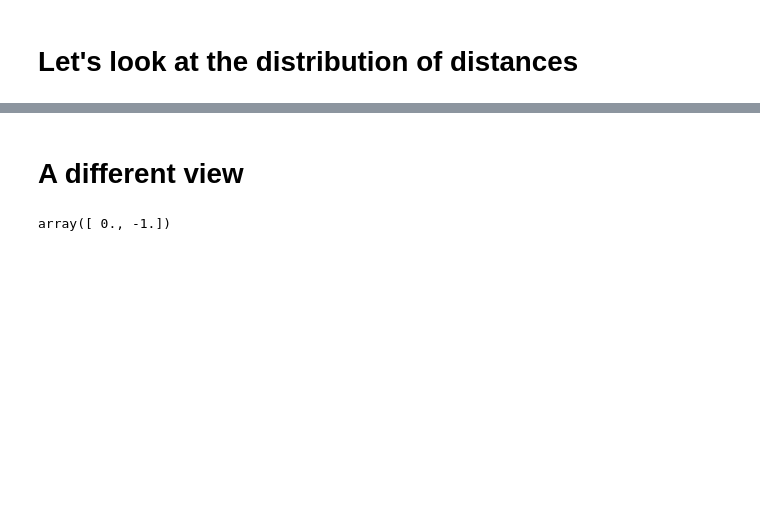
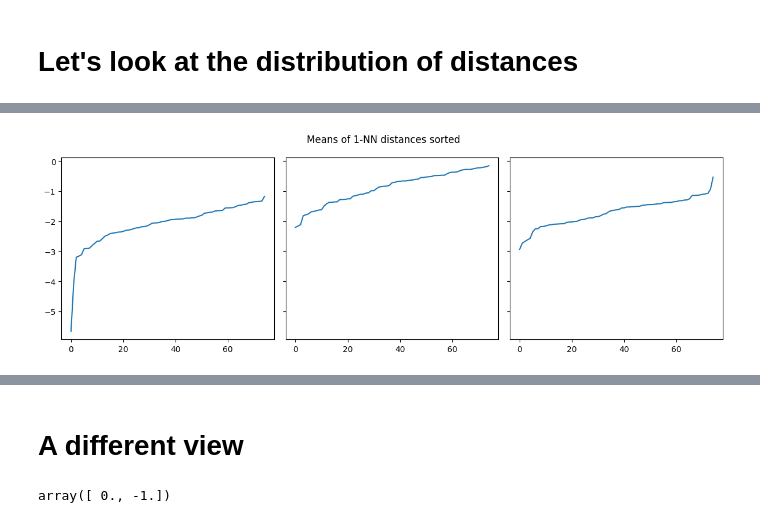
Before and after one commit to JaasperK/oracle, a Jupyter notebook: notebooks/oracle.ipynb, the cells around one changed output, grey strips where cells are left out. Cells and saved outputs as stored; diff of their text form; code cells hidden in the pictures; blank space fills up the shorter version.

```diff
--- a/notebooks/oracle.ipynb
+++ b/notebooks/oracle.ipynb
@@ -503,0 +536,15 @@ plt.imshow(img_ed)
+# %%
+def apply_to_distances(func):
+    out = []
+    for col in one_nn_distances.columns[1:]:
+        vals = []
+        for i in range(one_nn_distances.shape[0]):
+            distances = one_nn_distances[col].loc[i]
+            vals.append(func(distances))
+        out.append(vals)
+    return out
+# %%
+mu_zed, mu_cid, mu_ed = apply_to_distances(np.mean)
+o_zed,   o_cid,  o_ed = apply_to_distances(np.std)
+sk_zed, sk_cid, sk_ed = apply_to_distances(skew)
+k_zed,   k_cid,  k_ed = apply_to_distances(kurtosis)
@@ -503,0 +575,9 @@ plt.imshow(img_ed)
+# %%
+def plot_sum_stats(a, b, c, title=""):
+    fig, ax = plt.subplots(1, 3, figsize=(12, 4), sharey=True)
+    fig.suptitle(title)
+    ax[0].plot(np.sort(a))
+    ax[1].plot(np.sort(b))
+    ax[2].plot(np.sort(c))
+
+    plt.tight_layout()
@@ -503,0 +602,4 @@ plt.imshow(img_ed)
+# %%
+plot_sum_stats(mu_zed, mu_cid, mu_ed, "Means of 1-NN distances sorted")
+# %% [output]
+[figure, added]
```
Also changed, not shown: parts of 21 cells of this notebook, 2 other files.
